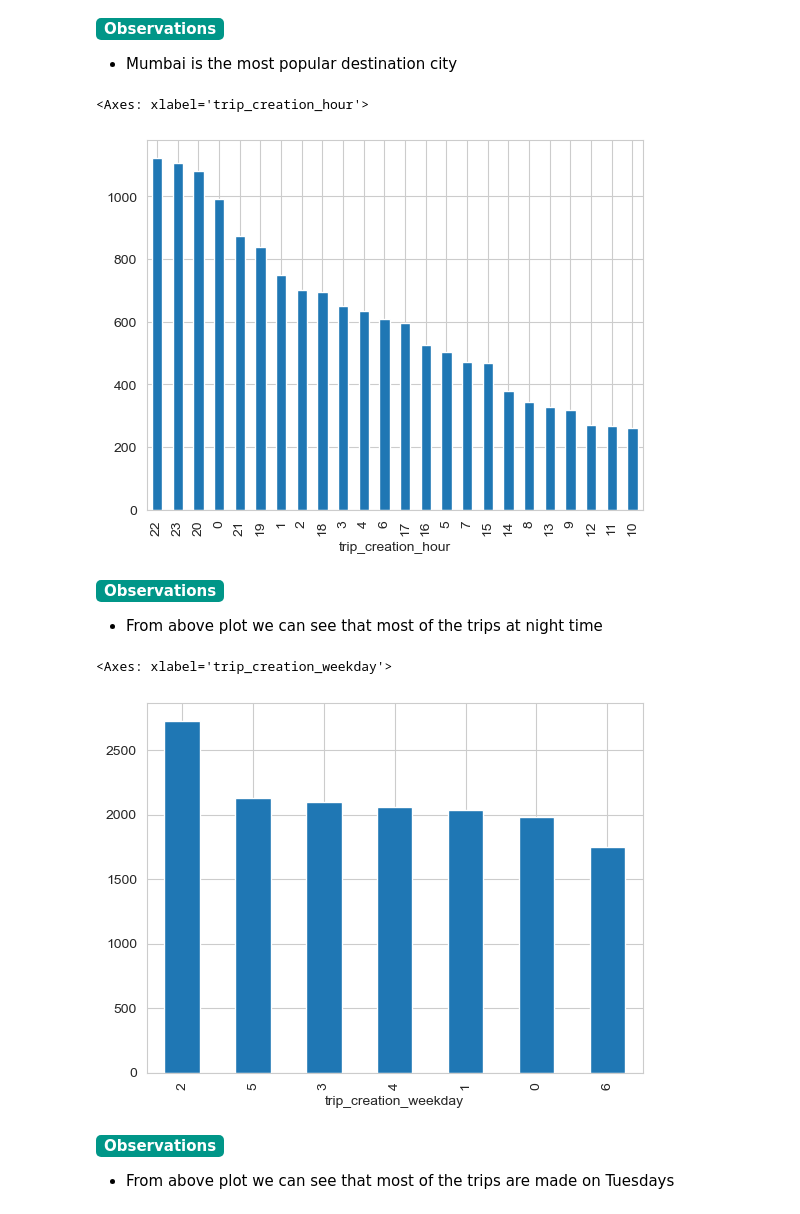
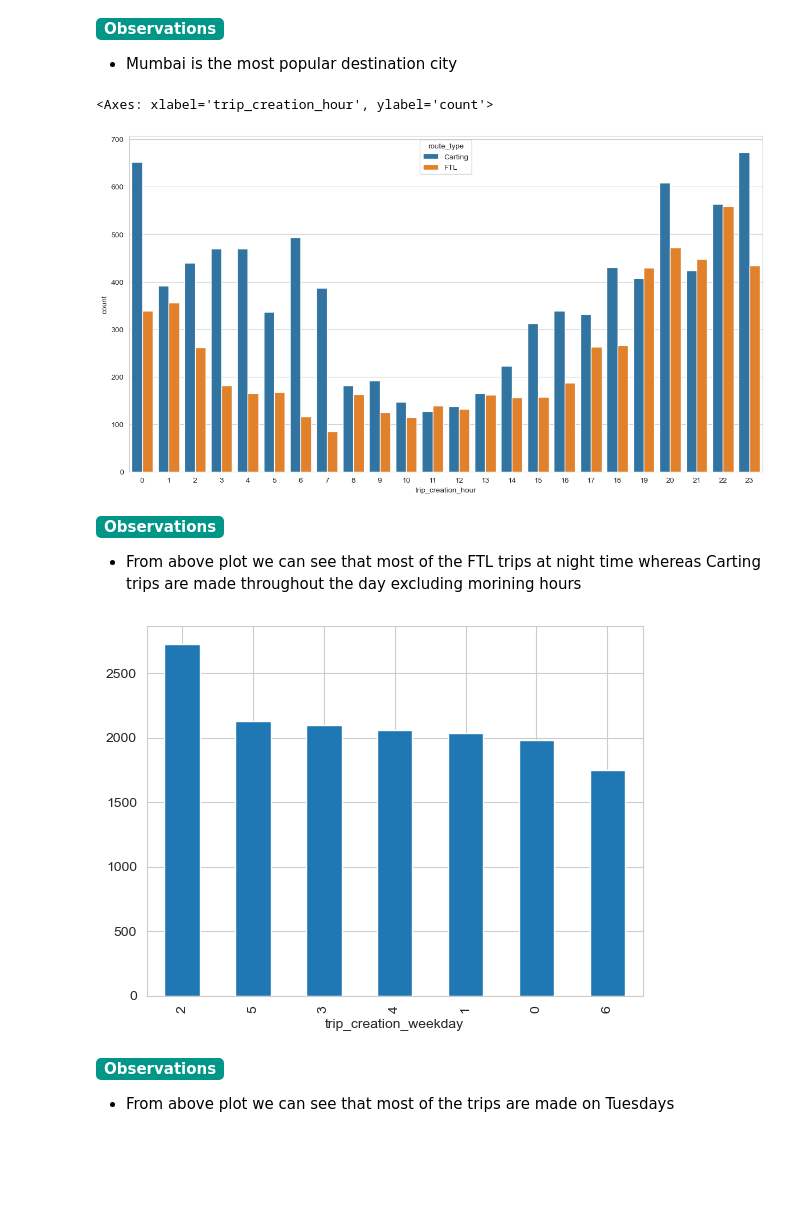
Before and after one commit to gautamnaik1994/Delhivery-Data-Engineering-Case-Study, a Jupyter notebook: CaseStudy.ipynb, the cells around one changed output. Cells and saved outputs as stored; diff of their text form; code cells hidden in the pictures; blank space fills up the shorter version.

```diff
--- a/CaseStudy.ipynb
+++ b/CaseStudy.ipynb
@@ -355,19 +342,19 @@ Text(0.5, 1.0, 'Top 10 Destination Cities')
 # %% [markdown]
 <b style="padding: 2px 8px;border-radius: 5px;background: #009688;color: #fff;display: inline-block;">Observations</b>
 - Mumbai is the most popular destination city
+# %%
+plt.figure(figsize=(15, 8))
+sns.countplot(data=trip_df, x="trip_creation_hour", hue="route_type");
+# %% [output]
+<Axes: xlabel='trip_creation_hour', ylabel='count'>
+[figure, added]
+# %% [markdown]
+<b style="padding: 2px 8px;border-radius: 5px;background: #009688;color: #fff;display: inline-block;">Observations</b>
+- From above plot we can see that most of the FTL trips at night time whereas Carting trips are made throughout the day excluding morining hours
 # %%
-trip_df["trip_creation_hour"].value_counts().plot(kind="bar")
+trip_df["trip_creation_weekday"].value_counts().plot(kind="bar");
 # %% [output]
-<Axes: xlabel='trip_creation_hour'>
-[figure, old version]
+[figure, new version]
-# %% [markdown]
-<b style="padding: 2px 8px;border-radius: 5px;background: #009688;color: #fff;display: inline-block;">Observations</b>
-- From above plot we can see that most of the trips at night time
-# %%
-trip_df["trip_creation_weekday"].value_counts().plot(kind="bar")
-# %% [output]
-<Axes: xlabel='trip_creation_weekday'>
-[figure, removed]
 # %% [markdown]
 <b style="padding: 2px 8px;border-radius: 5px;background: #009688;color: #fff;display: inline-block;">Observations</b>
 
```
Also changed, not shown: parts of 35 cells of this notebook, 2 other files.
